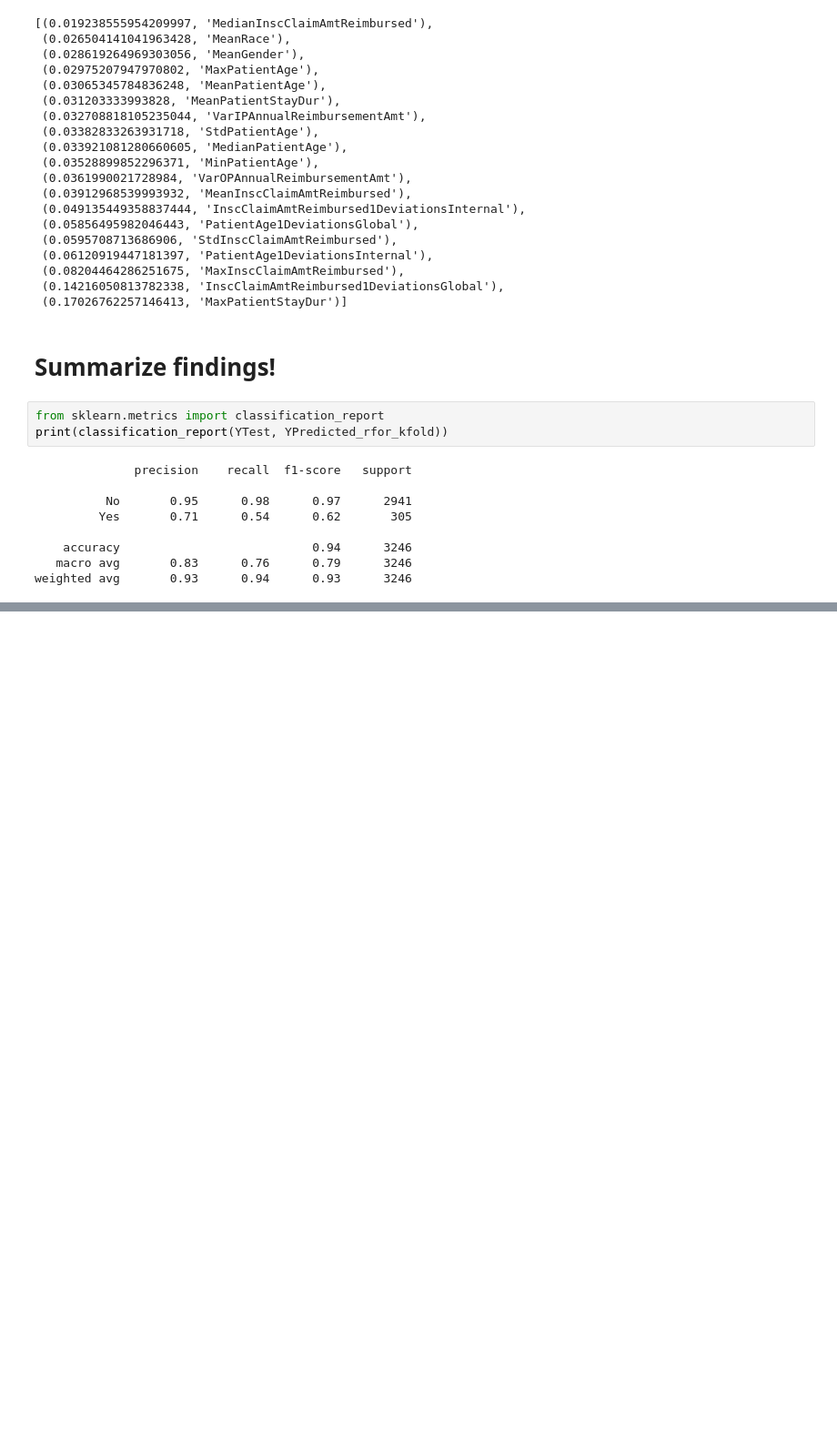
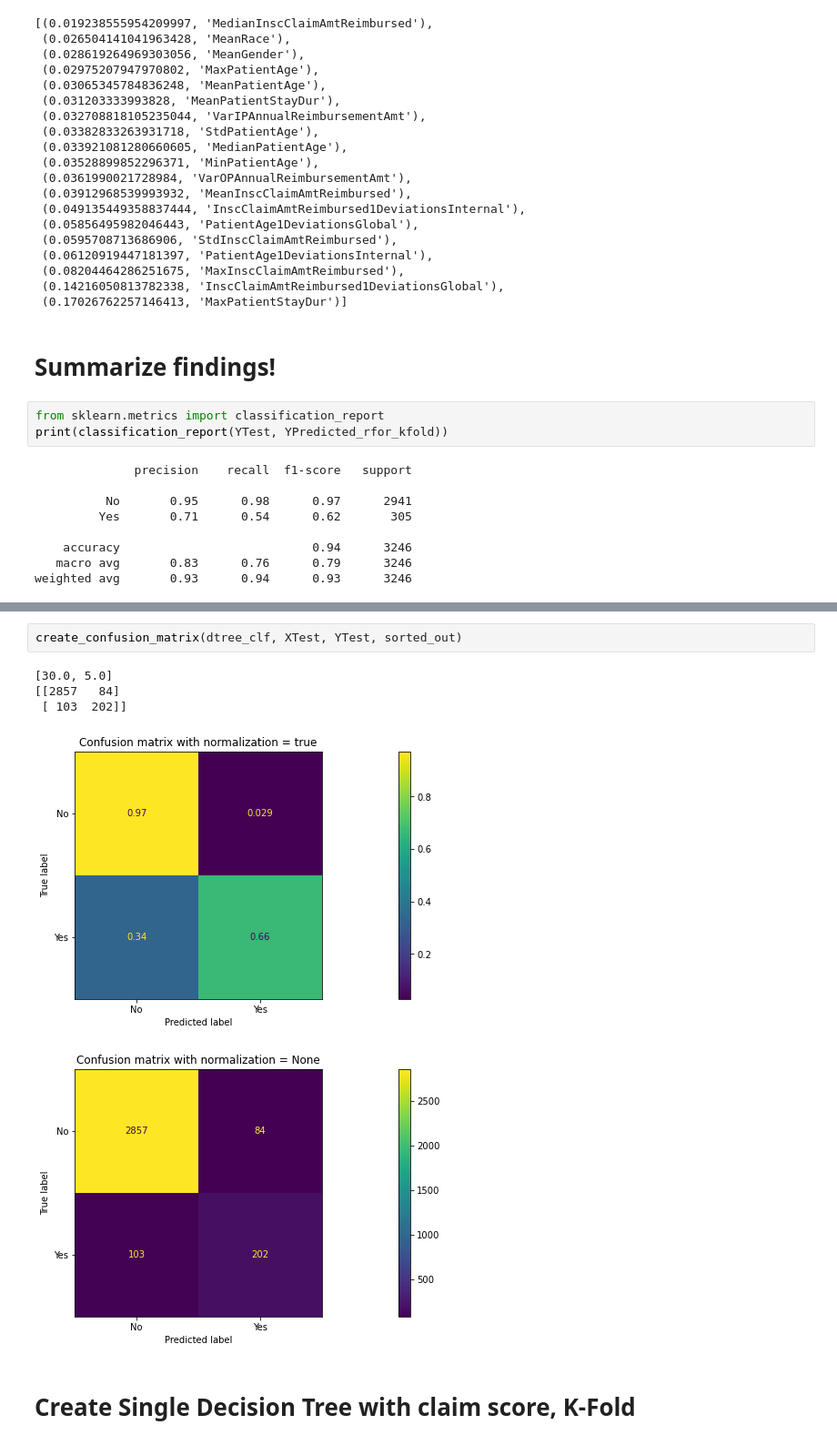
Before and after one commit to supernaut11/data602-final-project, a Jupyter notebook: src/model_fraud_mdehn-11.11.ipynb, the cells around one changed output, grey strips where cells are left out. Shown at 91% size. Drawn from its saved outputs; the diff is of its cells as text; blank space fills up the shorter version.

```diff
--- a/src/model_fraud_mdehn-11.11.ipynb
+++ b/src/model_fraud_mdehn-11.11.ipynb
@@ -813,0 +985,10 @@ Our Model is extremely good in predicting Legitimate medical providers but not a
+# %%
+create_confusion_matrix(dtree_clf, XTest, YTest, sorted_out)
+# %% [output]
+[30.0, 5.0]
+[[2857   84]
+ [ 103  202]]
+[figure, added]
+[figure, added]
+# %% [markdown]
+# Create Single Decision Tree with claim score, K-Fold
```
Also changed, not shown: parts of 30 cells of this notebook.
